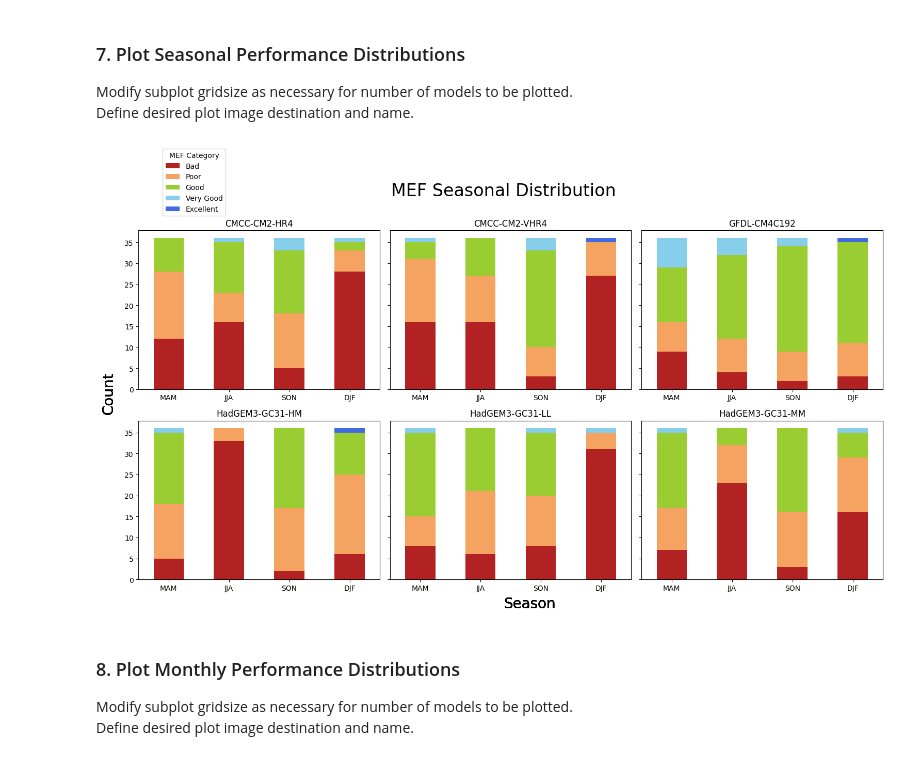
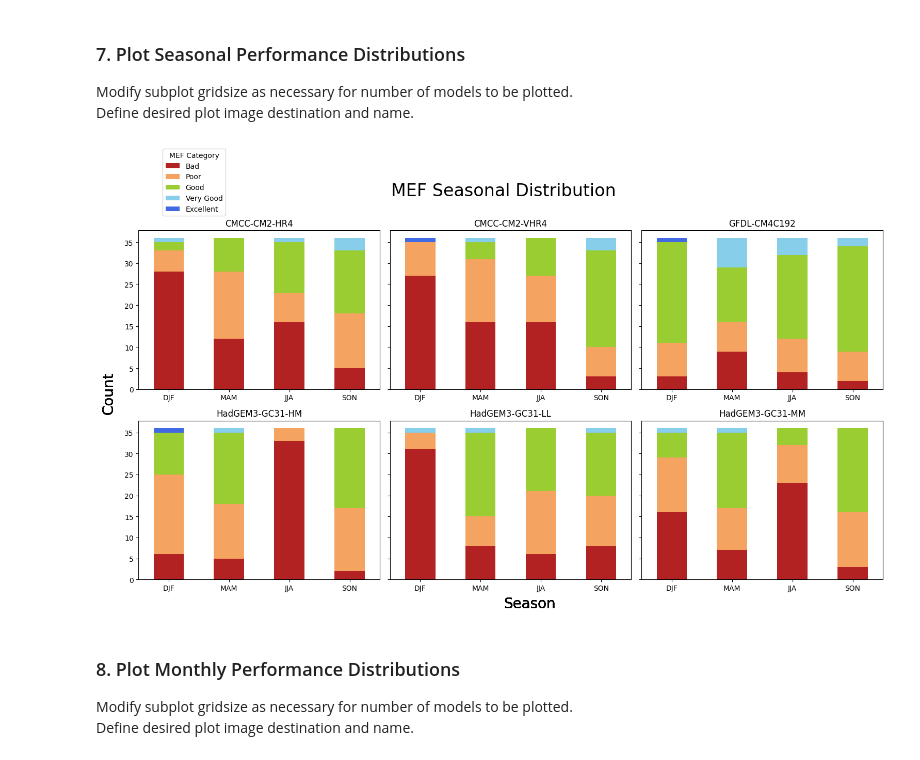
Before and after one commit to CCarverUCT/HighRes-Sea-Ice-Diagnostic-Toolset, a Jupyter notebook: HRSIDT-Plotter-Cumulative.ipynb, the cells around one changed output. Saved outputs shown, nothing was run; the diff lists cells and outputs as text; code cells hidden in the pictures.

Commit message:
Correct seasonal plotting order
Default xarray seasonal group order is alphabetical. Script adjusted to reindex grouping to be in chronological order.

```diff
--- a/HRSIDT-Plotter-Cumulative.ipynb
+++ b/HRSIDT-Plotter-Cumulative.ipynb
@@ -134,35 +134,36 @@ for j in range(0,int(mct/6)):
         def bin_data(array, bins):
             return np.digitize(array, bins)
 
         binned_data = xr.apply_ufunc(
             bin_data, seasonal_data,
             input_core_dims=[[]], kwargs={'bins': bins})
 
         df = binned_data.to_dataframe(name='value').reset_index()
 
         # Count occurrences in each bin
         df['bin'] = pd.cut(df['value'], bins=bins2, labels=labels)
         bin_counts = df.groupby([df['tdim'].dt.month, 'bin'], observed=False).size().unstack(fill_value=0)
         bin_counts.index = ['MAM', 'JJA', 'SON', 'DJF']
+        bin_counts = bin_counts.reindex([ 'DJF', 'MAM', 'JJA', 'SON',])
 
         # Plot stacked bar graph
         bin_counts.plot(kind='bar', stacked=True, color=[colors[label] for label in bin_counts.columns], ax=ax)
 
         ax.set_xticklabels(bin_counts.index, rotation=0)
         ax.set_title(f'{model[i+j*int(mct/2)]}'); ax.legend().remove()
         if i % 3 != 0:
             ax.set_ylabel(''); ax.set_yticklabels('');
 
         fig.text(-0.02, 0.50, 'Count', va='center', rotation='vertical', fontsize=20)
         fig.text(0.5, -0.01, 'Season', va='center', rotation='horizontal', fontsize=20)
 
     handles, labels = ax.get_legend_handles_labels()
     fig.legend(handles, labels, title='MEF Category', bbox_to_anchor=(0.1, 1.01), loc = 'center', borderaxespad=0)
     fig.suptitle('MEF Seasonal Distribution', fontsize=24, x=0.5, y=1.01)
     plt.tight_layout()
-    # plt.savefig(f'/Data/PLOTS/Combined/Seasonal-Dist/Cumulative_SD-{j}.pdf', bbox_inches='tight') # Define desired plot image destination and name.
+    plt.savefig(f'/Users/crcarver/Desktop/AOS_THESIS/MSc_Cameron/Data/PLOTS/Combined/Seasonal-Dist/Cumulative_SD-{mct}.pdf', bbox_inches='tight') # Define desired plot image destination and name.
 # %% [output]
-[figure, old version]
+[figure, new version]
 # %% [markdown]
 ### 8. Plot Monthly Performance Distributions
 Modify subplot gridsize as necessary for number of models to be plotted. <br>
```
Also changed, not shown: parts of 1 cell of this notebook, 1 other file.
